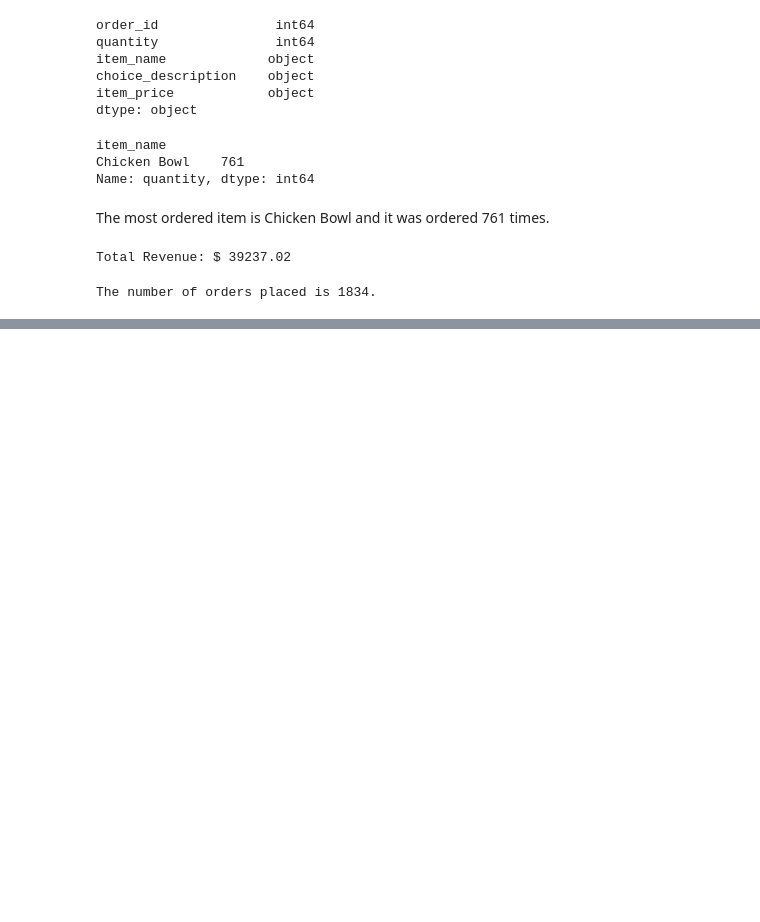
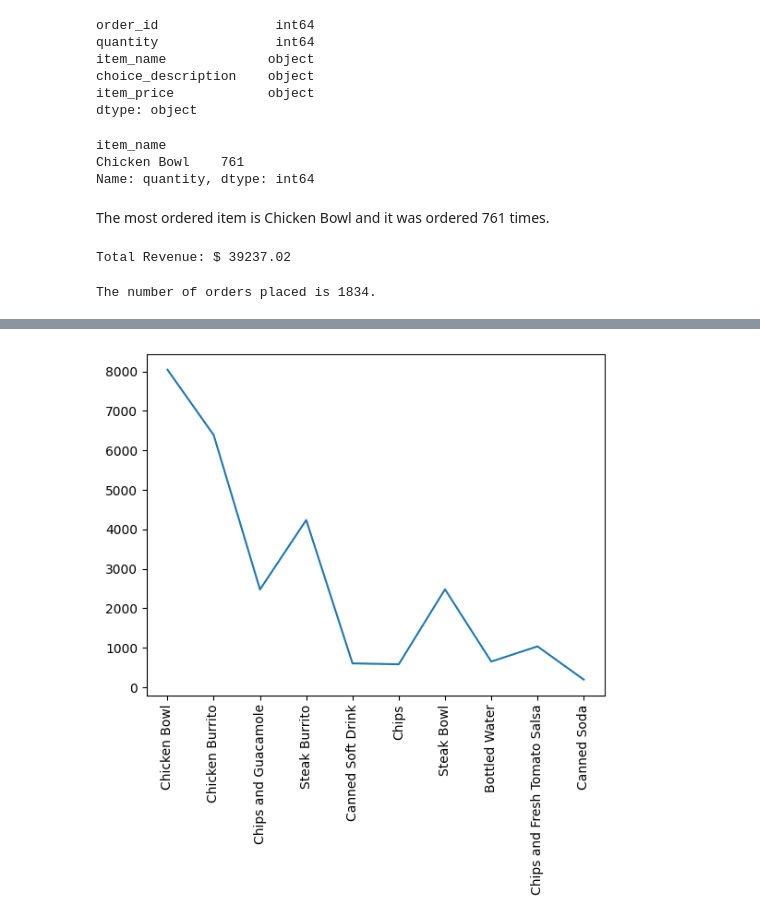
Before and after one commit to francisohara24/HtH-team-data-exploration, a Jupyter notebook: chipotle_data.ipynb, the cells around one changed output, grey strips where cells are left out. Drawn from its saved outputs; the diff is of its cells as text; code cells hidden in the pictures; blank space fills up the shorter version.

```diff
--- a/chipotle_data.ipynb
+++ b/chipotle_data.ipynb
@@ -108,0 +170,30 @@ Items that cost more than $10.00:
+# %%
+#
+total_spent_per_item = {}
+
+for index, row in chipotle_data.iterrows():
+    item_name = row["item_name"]
+    amount_spent = row["quantity"] * float(row["item_price"][1:])
+
+    # total_spent_per_item[item_name] += total_spent_per_item.get(item_name, 0) + amount_spent
+
+    if item_name in total_spent_per_item.keys():
+        total_spent_per_item[item_name] += amount_spent
+    else:
+        total_spent_per_item[item_name] = amount_spent
+
+total_spent_per_item
+
+top10_names = []
+top10_amount_spent = []
+
+for name in group.head(10).index:
+    top10_names.append(name)
+    top10_amount_spent.append(total_spent_per_item[name])
+
+
+plt.plot(top10_names, top10_amount_spent)
+plt.xticks(rotation='vertical')
+plt.show()
+# %% [output]
+[figure, added]
```
Also changed, not shown: parts of 7 cells of this notebook.
